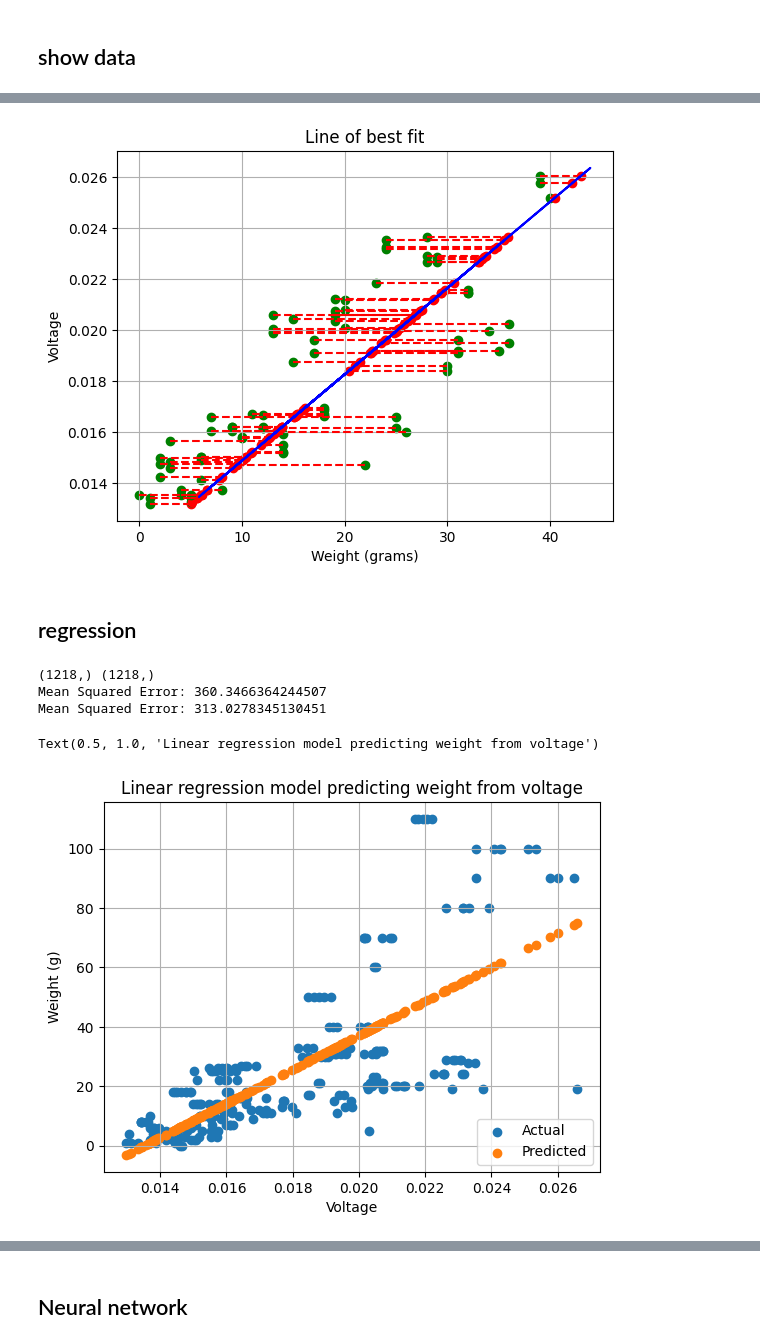
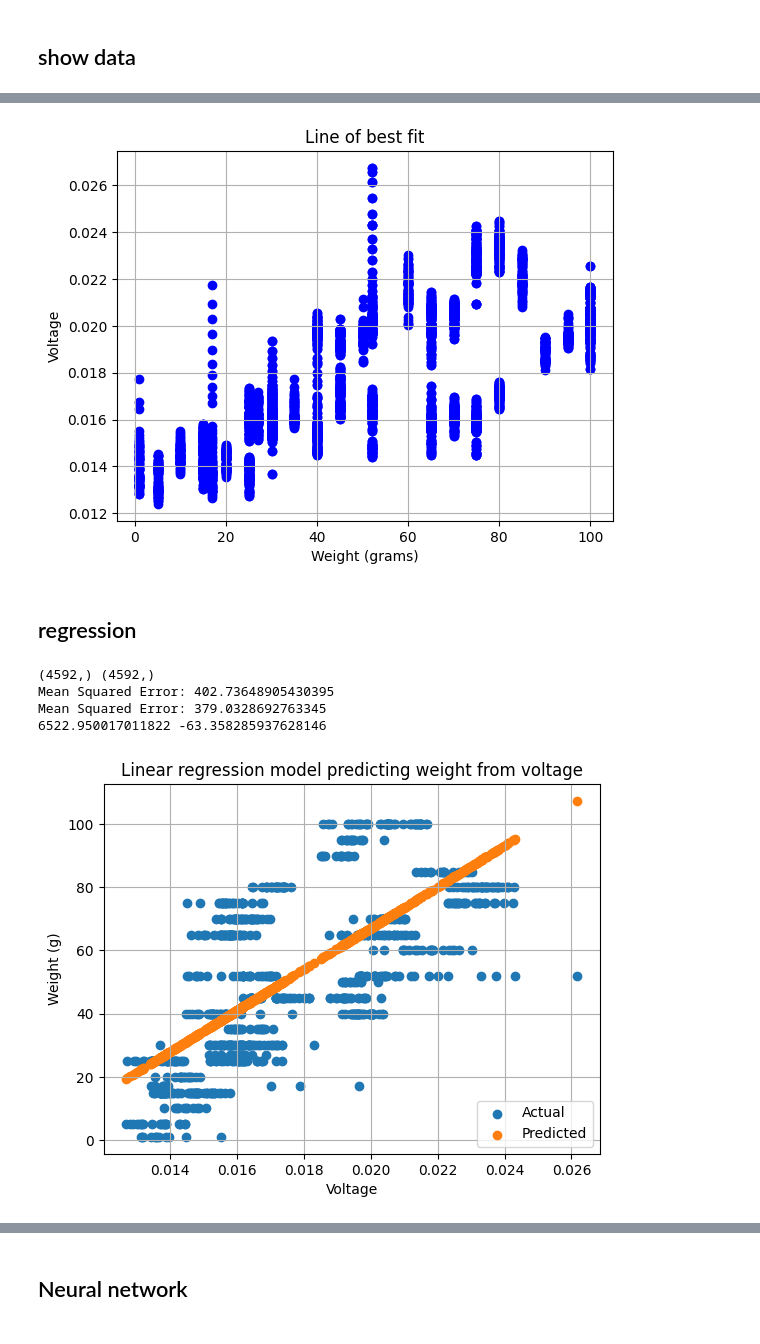
Before and after one commit to shepai/pico_weight_scales, a Jupyter notebook: Code/data vis/vis.ipynb, the cells around one changed output, grey strips where cells are left out. Cells and saved outputs as stored; diff of their text form; code cells hidden in the pictures.

```diff
--- a/Code/data vis/vis.ipynb
+++ b/Code/data vis/vis.ipynb
@@ -50,2 +52,31 @@ if df is not None:
+# %%
+def low_pass(data,alpha=0.9):
+    ar=[data[0]]
+    for i in range(1,len(data)):
+        ar.append(alpha*ar[i-1] + (1-alpha)*data[i])
+    return np.array(ar)
+def genData():
+    keys=list(df.keys())
+    X=[]
+    y=[]
+    for i in range(len(keys)):
+        key=keys[i]
+        if len(df[key].shape)>1:
+            for j in range(df[key].shape[1]):
+                x=np.array(low_pass(df[key].values[:,j]))
+                x=x[~np.isnan(x)]
+                for val in x:
+                    X.append(val)
+                    y.append(key)
+        else:
+            x=np.array(low_pass(df[key]))
+            x=x[~np.isnan(x)]
+            for val in x:
+                X.append(val)
+                y.append(key)
+
+    X=np.array(X)
+    y=np.array(y)
+    return X,y
 # %% [markdown]
 ## show data
@@ -98,35 +138,20 @@ print(m,b)
 # %%
-for i in range(len(keys)):
-    key=keys[i]
-    data=low_pass(df[key])
-    for j in range(4):
-        val=np.random.choice(data)
-        pred=predict(val)
-        plt.scatter(int(i),val, color="g")
-        plt.scatter(pred, val, color="r")
-        plt.plot([i,pred],[val,val],"--",c="r")
+X,y=genData()
 
 #plt.xticks([i for i in range(len(X))],[((i+1)*10) for i in range(len(X))])
-plt.plot(Y_fit,X, color="blue", label="Best Fit Line")  # Plot line
+plt.scatter(y,X, color="blue", label="Best Fit Line")  # Plot line
 plt.title("Line of best fit")
 plt.ylabel("Voltage")
 plt.xlabel("Weight (grams)")
 plt.grid(1)
 plt.show()
 # %% [output]
-[figure, old version]
+[figure, new version]
 # %% [markdown]
 ## regression
 # %%
 df=df.dropna()
-X=np.array([])
-y=np.array([])
-for i in range(len(keys)):
-    key=keys[i]
-    vals=df[key].values
-    vals=low_pass(vals)
-    X=np.concatenate([X,vals])
-    y=np.concatenate([y,np.array([int(key) for j in range(len(vals))])])
+X,y=genData()
 print(X.shape,y.shape)
 X_train, X_test, y_train, y_test = train_test_split(X.reshape(-1,1), y, test_size=0.2, random_state=42) #this splits
 
@@ -151,9 +176,15 @@ plt.legend(loc="lower right")
 plt.xlabel("Voltage")
 plt.ylabel("Weight (g)")
 plt.title("Linear regression model predicting weight from voltage")
+plt.tight_layout()
+plt.savefig("/its/home/drs25/Documents/GitHub/pico_weight_scales/assets/Linear.pdf")
+plt.show()
+slope = model.coef_[0]
+intercept = model.intercept_
+print(slope,intercept)
 # %% [output]
-(1218,) (1218,)
-Mean Squared Error: 360.3466364244507
-Mean Squared Error: 313.0278345130451
+(4592,) (4592,)
+Mean Squared Error: 402.73648905430395
+Mean Squared Error: 379.0328692763345
+6522.950017011822 -63.358285937628146
-Text(0.5, 1.0, 'Linear regression model predicting weight from voltage')
-[figure, old version]
+[figure, new version]
```
Also changed, not shown: parts of 12 cells of this notebook.
